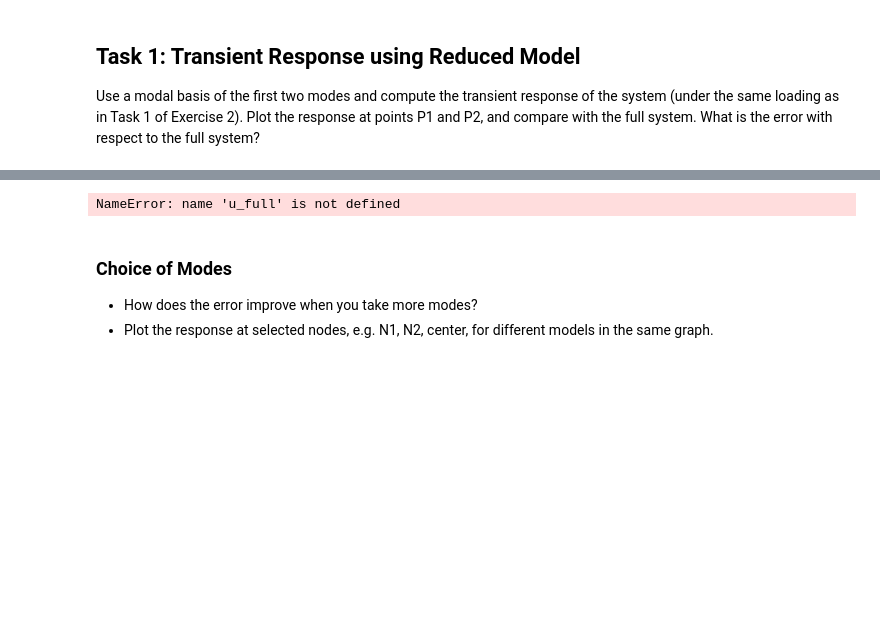
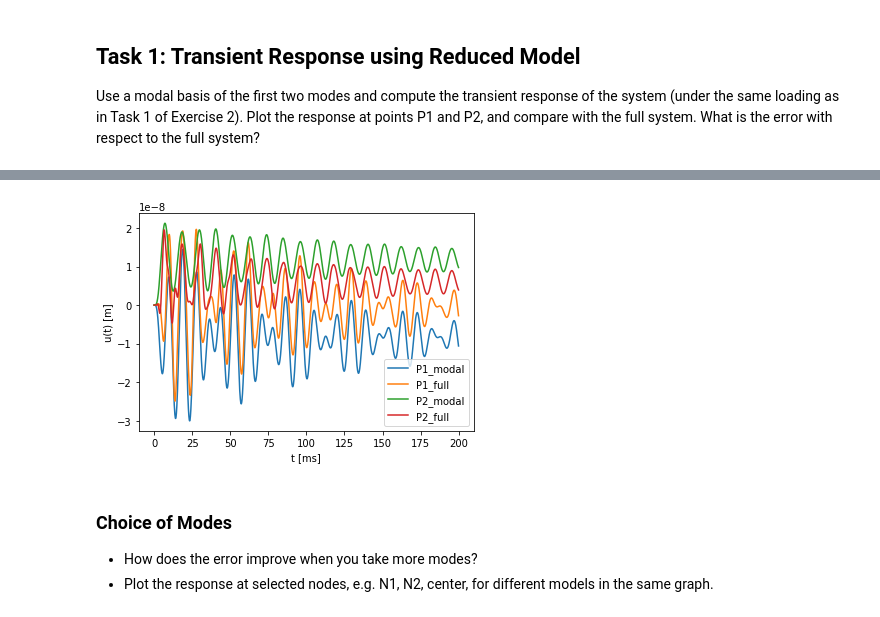
Before and after one commit to phmandl/modalanalyse, a Jupyter notebook: HW3/3_ModalSubspace_coupled_oscillators-tae.ipynb, the cells around one changed output, grey strips where cells are left out. Cells and saved outputs as stored; diff of their text form; code cells hidden in the pictures; blank space fills up the shorter version.

```diff
--- a/HW3/3_ModalSubspace_coupled_oscillators-tae.ipynb
+++ b/HW3/3_ModalSubspace_coupled_oscillators-tae.ipynb
@@ -226,8 +279,6 @@ def plot_P2_timedomain(u, time, N2):
 ### Damping
 For the sake of simplicity assume Rayleigh damping with $\alpha=2.15$ and $\beta=3e-5$.
 # %%
-
-
 #Define alpha & beta
 alpha = 2.15
 beta = 3e-5
@@ -256,7 +307,7 @@ def full_excitation_analysis(tau=0.002, T=0.2,
         load = gaussianImpulse(time, tau)
 
     # Checkout load function
-    plot_load_analysis(load, time) # Plot that thing.
+    #plot_load_analysis(load, time) # Plot that thing.
 
     # Construct Constrained System
     N = K.shape[0]//3 # Get number of nodes! Note: 3*N = DoF.
@@ -279,12 +330,12 @@ def full_excitation_analysis(tau=0.002, T=0.2,
 
 
         # Plot P1
-        plot_P1_timedomain(u, time, N1)
+        #plot_P1_timedomain(u, time, N1)
 
         #Plot P2
-        plot_P2_timedomain(u, time, N2)
+        #plot_P2_timedomain(u, time, N2)
 
-        return u
+        return u, uc
     else:
         # only compute a subset of modes of the reduced model
         W,V = eigsh(Kc,k,Mc,sigma=0,which='LM',maxiter = 1000)
@@ -307,8 +358,8 @@ def full_excitation_analysis(tau=0.002, T=0.2,
 
 
         # Plot P1
-        plot_P1_timedomain(u, time, N1)
+        #plot_P1_timedomain(u, time, N1)
 
         #Plot P2
-        plot_P2_timedomain(u, time, N2)
-        return u
+        #plot_P2_timedomain(u, time, N2)
+        return u, uc
@@ -317,3 +370,13 @@ def full_excitation_analysis(tau=0.002, T=0.2,
 
 Use a modal basis of the first two modes and compute the transient response of the system (under the same loading as in Task 1 of Exercise 2). Plot the response at points P1 and P2, and compare with the full system.
 What is the error with respect to the full system?
+# %%
+u_modal, uc_modal = full_excitation_analysis(tau=0.002, T=0.2, excitation_type='step',k=2)
+
+f_max = 1/0.002 # Very crude estimation of max frequency.
+dt = 1/(20*f_max) # Timestep
+time = np.arange(0, 0.2, dt)
+
+#plot P1 & P2 for 2 modes
+plot_P1_timedomain(u_modal, time, N1)
+plot_P2_timedomain(u_modal, time, N2)
@@ -320,3 +386,7 @@ What is the error with respect to the full system?
 # %%
-u_modal = full_excitation_analysis(tau=0.002, T=0.2, excitation_type='step',k=2)
+u_full, uc_full = full_excitation_analysis(tau=0.002, T=0.2, excitation_type='step')
+
+#plot P1 & P2 for full system
+plot_P1_timedomain(u_full, time, N1)
+plot_P2_timedomain(u_full, time, N2)
 # %% [output]
@@ -327,2 +394,0 @@ u_modal = full_excitation_analysis(tau=0.002, T=0.2, excitation_type='step',k=2)
-# %%
-u_full = full_excitation_analysis(tau=0.002, T=0.2, excitation_type='step')
@@ -334,16 +395,10 @@ u_full = full_excitation_analysis(tau=0.002, T=0.2, excitation_type='step')
-# %%
-u_error = u_full - u_modal
-
-f_max = 1/0.002 # Very crude estimation of max frequency.
-dt = 1/(20*f_max) # Timestep
-time = np.arange(0, 0.2, dt)
-# Plot P1
-plot_P1_timedomain(u_error, time, N1)
-
-#Plot P2
-plot_P2_timedomain(u_error, time, N2)
-# %% [output]
-NameError: name 'u_full' is not defined
+# %%
+u_error_modal = u_full - u_modal
+
+#Compare modalmodes with full system
+compare_modalmodes(u_modal,u_full,time, N1, N2)
+# %% [output]
+[figure, added]
 # %% [markdown]
 ### Choice of Modes
 * How does the error improve when you take more modes?
```
Also changed, not shown: parts of 13 cells of this notebook.
